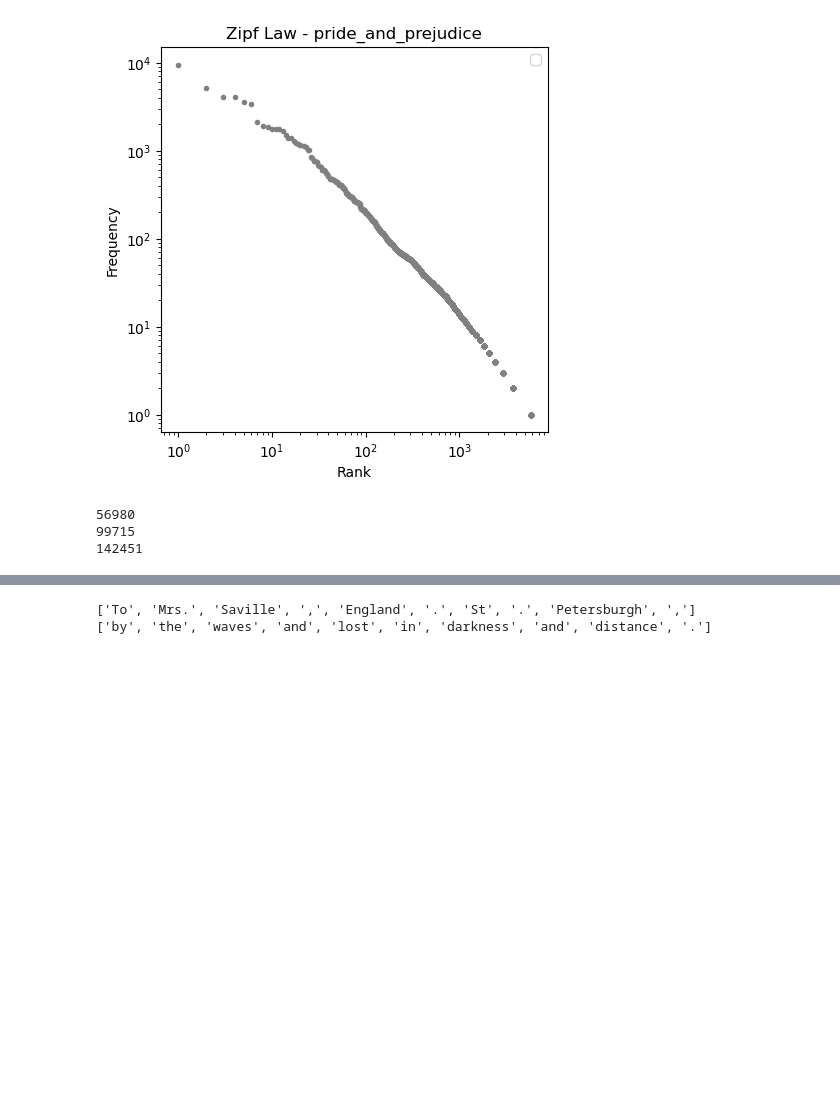
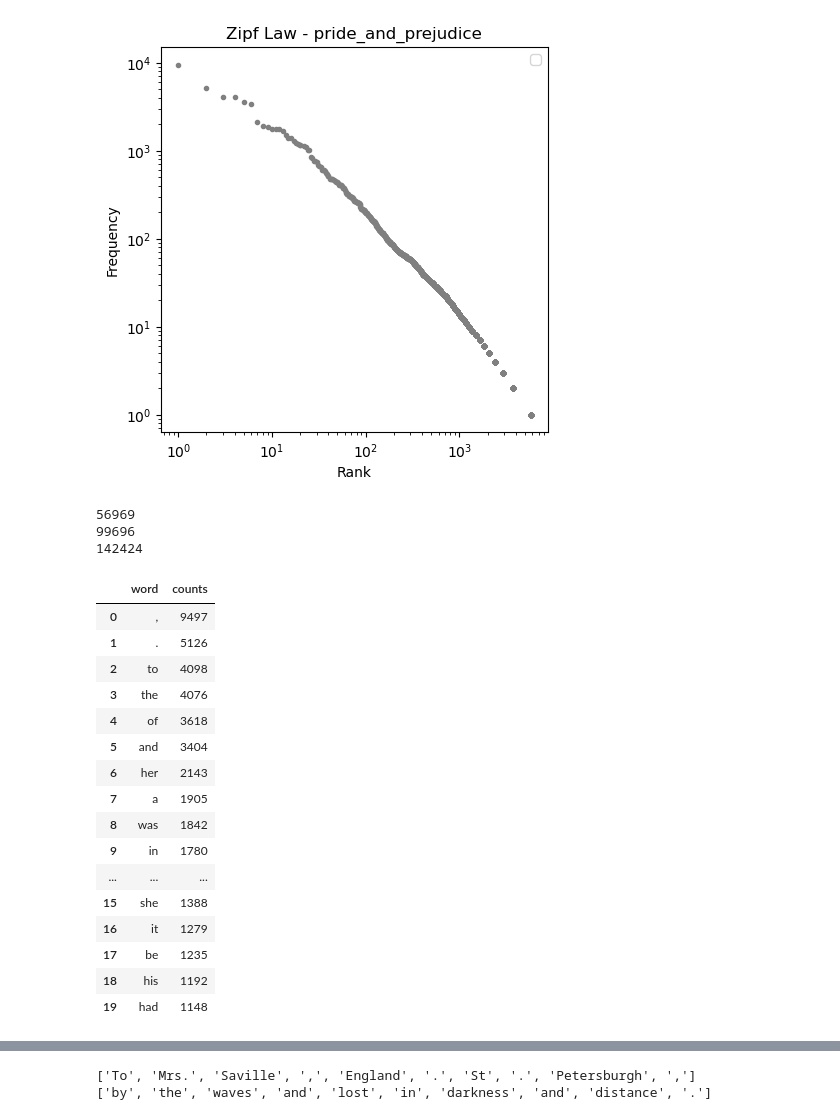
Before and after one commit to marobinette/pocs, a Jupyter notebook: pocs_2/assignment_1.ipynb, the cells around one changed output, grey strips where cells are left out. Saved outputs shown, nothing was run; the diff lists cells and outputs as text; code cells hidden in the pictures; blank space fills up the shorter version.

Commit message:
an attempt to better preprocessing

```diff
--- a/pocs_2/assignment_1.ipynb
+++ b/pocs_2/assignment_1.ipynb
@@ -29,9 +29,12 @@ stories = {
     }
 }
 
-def preprocess_text(text):
-    ## for Frankenstein
+def handleFrankenstein(text):
+    ## specific fixes for Frankenstein text
     text = re.sub(r'D--n', 'Damn', text)
+    return text
+
+def handlePunctuation(text):
     ## separate out some basic punctuation
     text = re.sub(r'([!?,.])', r' \1 ', text)
     text = re.sub(r':', ' : ', text)
@@ -41,16 +44,44 @@ def preprocess_text(text):
     ## isolate parentheses
     text = re.sub(r'\(', ' ( ', text)
     text = re.sub(r'\)', ' ) ', text)
+    ## clean up white space duplication
+    text = re.sub(r'\s+', ' ', text)
+    ## remove leading whitespace only
+    text = text.lstrip()
 
+    return text
+
+def handleDashMadness(text):
     ## dash madness
     text = re.sub(r'----', ' --- ', text)  ## long dash
     text = re.sub(r'--', ' --- ', text)  ## em dash
     text = re.sub(r';—', ' --- ', text)  ## em dash
     text = re.sub(r'—', ' --- ', text)  ## em dash
+    # strip any single dashes that may remain
+    text = re.sub(r' - ', ' ', text)
+    ## clean up white space duplication
+    text = re.sub(r'\s+', ' ', text)
+    ## remove leading/trailing whitespace
+    text = text.strip()
+    return text
+
+def handleSalutations(text):
     ## handle specific salutations
     text = re.sub(r'Mr \.', 'Mr.', text)
     text = re.sub(r'Mrs \.', 'Mrs.', text)
     text = re.sub(r'Dr \.', 'Dr.', text)
+    return text
+
+
+def preprocess_text(text):
+    ## for Frankenstein
+    text = handleFrankenstein(text)
+    ## separate out some basic punctuation
+    text = handlePunctuation(text)
+    ## dash madness
+    text = handleDashMadness(text)
+    ## handle specific salutations
+    text = handleSalutations(text)
     ## clean up white space duplication
     text = re.sub(r'\s+', ' ', text)
     ## separate quotes
@@ -72,6 +103,7 @@ def preprocess_text(text):
     # ## last: remove any white space redundancies
     timeseriestext = re.sub(r'\s+', '\n', timeseriestext, flags=re.MULTILINE | re.DOTALL)
     return timeseriestext
+
 def extract_content_between(content, opening_string, closing_string):
     """
     Extracts content between opening_string and closing_string.
@@ -192,9 +224,29 @@ print(len(seventy_percent_pride_and_prejudice))
 print(len(split_pride_and_prejudice))
 # %% [output]
 [figure]
-56980
-99715
-142451
+56969
+99696
+142424
+# %%
+pride_top_30_df.head(20)
+# %% [output]
+|  | word | counts |
+| 0 | , | 9497 |
+| 1 | . | 5126 |
+| 2 | to | 4098 |
+| 3 | the | 4076 |
+| 4 | of | 3618 |
+| 5 | and | 3404 |
+| 6 | her | 2143 |
+| 7 | a | 1905 |
+| 8 | was | 1842 |
+| 9 | in | 1780 |
+| ... | ... | ... |
+| 15 | she | 1388 |
+| 16 | it | 1279 |
+| 17 | be | 1235 |
+| 18 | his | 1192 |
+| 19 | had | 1148 |
 # %%
 # happiness for pride and prejudice
 print(get_average_happiness(pride_word_freq_df, labMTdata))
```
Also changed, not shown: parts of 1 cell of this notebook, 4 other files.
